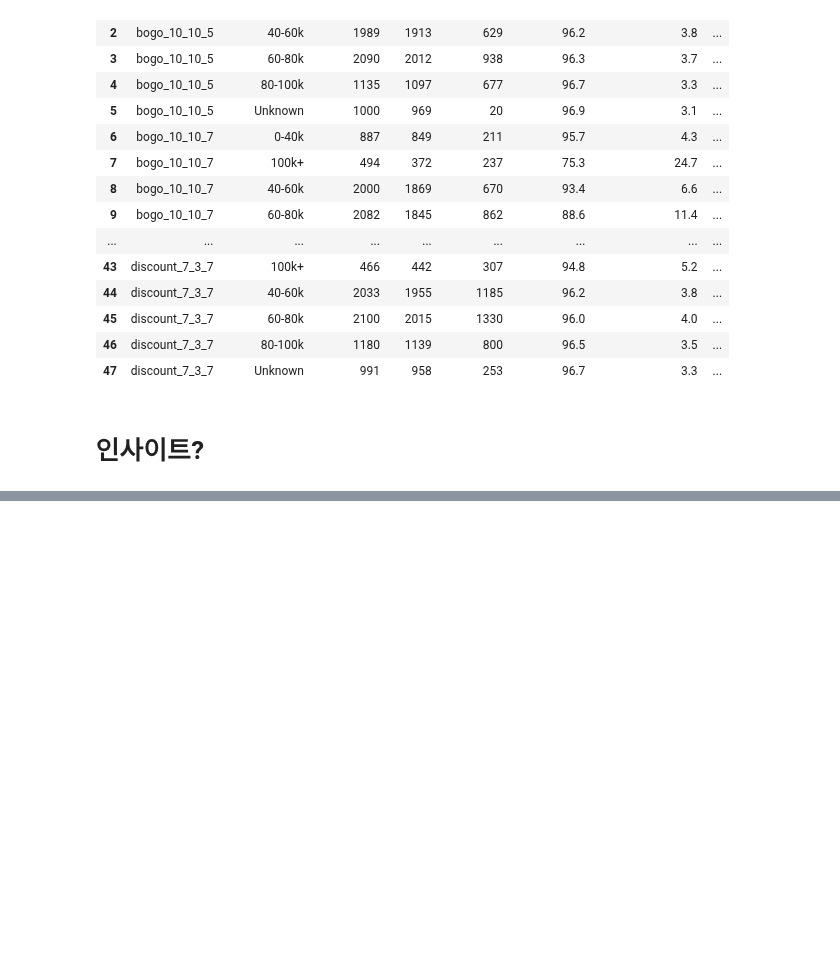
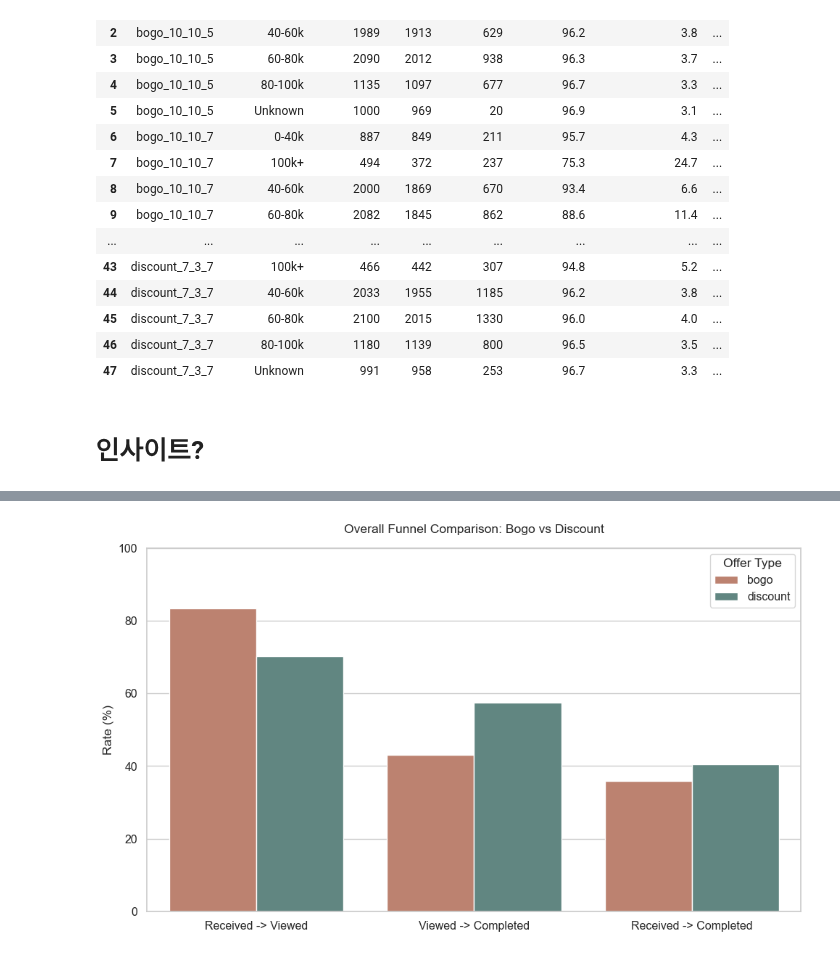
Before and after one commit to yoohengu/marketing_starbucks, a Jupyter notebook: khw/04_3_UK_bogo_dis_seg_cus.ipynb, the cells around one changed output, grey strips where cells are left out. Saved outputs shown, nothing was run; the diff lists cells and outputs as text; code cells hidden in the pictures; blank space fills up the shorter version.

```diff
--- a/khw/04_3_UK_bogo_dis_seg_cus.ipynb
+++ b/khw/04_3_UK_bogo_dis_seg_cus.ipynb
@@ -519,0 +412,57 @@ display(
+# %%
+# 1) 공통 스타일 + 전체 퍼널 비교
+
+import matplotlib.pyplot as plt
+import seaborn as sns
+import numpy as np
+
+sns.set_theme(style="whitegrid", font_scale=1.05)
+
+# 한글 폰트가 깨지면 아래를 상황에 맞게 조정
+plt.rcParams["axes.unicode_minus"] = False
+plt.rcParams["figure.figsize"] = (10, 6)
+
+funnel_summary = seg_df.groupby('offer_type').agg(
+    total_offers=('person', 'count'),
+    viewed=('viewed_flag', 'sum'),
+    completed=('completed_after_view_flag', 'sum')
+).reset_index()
+
+funnel_summary['view_rate(%)'] = (funnel_summary['viewed'] / funnel_summary['total_offers'] * 100).round(1)
+funnel_summary['completion_rate(%)'] = (funnel_summary['completed'] / funnel_summary['viewed'] * 100).round(1)
+funnel_summary['received_to_complete_rate(%)'] = (funnel_summary['completed'] / funnel_summary['total_offers'] * 100).round(1)
+
+funnel_long = funnel_summary.melt(
+    id_vars='offer_type',
+    value_vars=['view_rate(%)', 'completion_rate(%)', 'received_to_complete_rate(%)'],
+    var_name='stage',
+    value_name='rate'
+)
+
+stage_order = ['view_rate(%)', 'completion_rate(%)', 'received_to_complete_rate(%)']
+stage_labels = {
+    'view_rate(%)': 'Received -> Viewed',
+    'completion_rate(%)': 'Viewed -> Completed',
+    'received_to_complete_rate(%)': 'Received -> Completed'
+}
+
+plt.figure(figsize=(10, 6))
+ax = sns.barplot(
+    data=funnel_long,
+    x='stage',
+    y='rate',
+    hue='offer_type',
+    order=stage_order,
+    palette=['#C97B63', '#5B8C85']
+)
+
+ax.set_title('Overall Funnel Comparison: Bogo vs Discount', pad=15)
+ax.set_xlabel('')
+ax.set_ylabel('Rate (%)')
+ax.set_xticklabels([stage_labels[s] for s in stage_order])
+ax.legend(title='Offer Type')
+plt.ylim(0, 100)
+plt.tight_layout()
+plt.show()
+# %% [output]
+[figure, added]
```
Also changed, not shown: parts of 21 cells of this notebook.
